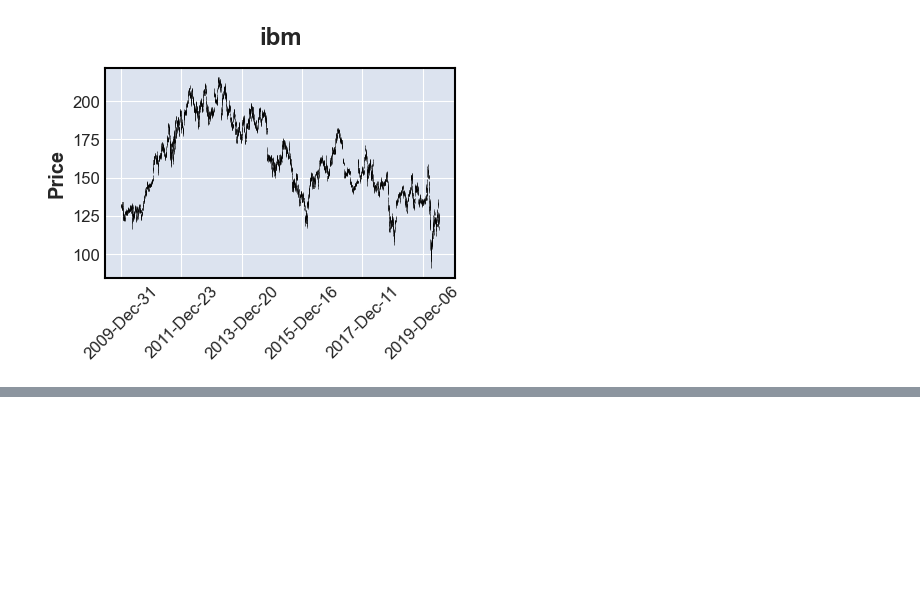
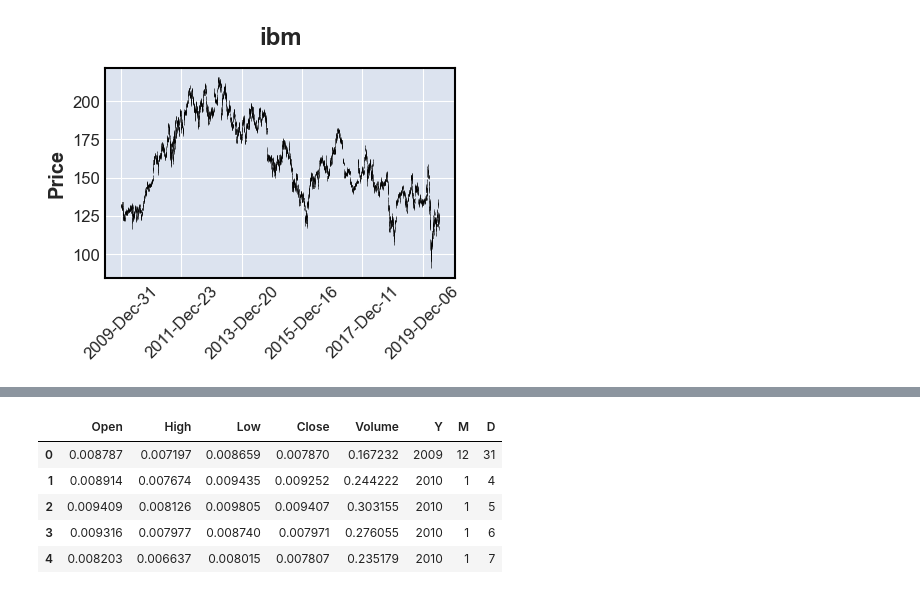
Before and after one commit to arminsalmasi/DNN_regression_yahoo_finance_pipeline, a Jupyter notebook: yahoopipeline_multifeature.ipynb, the cells around one changed output, grey strips where cells are left out. Drawn from its saved outputs; the diff is of its cells as text; code cells hidden in the pictures; blank space fills up the shorter version.

```diff
--- a/yahoopipeline_multifeature.ipynb
+++ b/yahoopipeline_multifeature.ipynb
@@ -53,33 +60,11 @@ for ticker in tickers:
 # %%
+'''plot'''
 lim1=0
 lim2=-1
 means=()
 for ticker in tickers:
     data = pd.read_csv("data\\"+ticker+".csv",index_col=0,parse_dates=True)
-    plot(data,lim1,lim2,means,ticker,frmaesize=(5,3),show_nonetrading=False,show_volume=False)
-## data = pd.read_csv("alldata.csv",index_col=0,parse_dates=True)
-## plot(data,-1*len(data),lim2,(),name="alldata",frmaesize=(10,6),show_nonetrading=False,show_volume=False)
+    plot_stocks(data,lim1,lim2,means,ticker,frmaesize=(5,3),show_nonetrading=False,show_volume=False)
 # %% [output]
 [figure]
 [figure]
-# %%
-'''scale values'''
-scaler = MinMaxScaler()
-dfs_scaled={}
-target={}
-dfs_cp = copy.deepcopy(dfs)
-for ticker in tickers:
-    target[ticker]= dfs_cp[ticker].pop('Adj Close')
-    print(dfs[ticker].keys())
-    print(dfs_cp[ticker].keys())
-
-    dfs_scaled_mat=scaler.fit_transform(dfs_cp[ticker].values)
-    dfs_scaled[ticker] = pd.DataFrame(dfs_scaled_mat, index=dfs_cp[ticker].index, columns=dfs_cp[ticker].columns)
-
-    for key in dfs_scaled[ticker].keys():
-        fig, ax = plt.subplots(1,2, figsize = (5,3))
-        ax[0].plot(dfs_scaled[ticker][key],'*', label = key + '-scaled')
-        ax[1].plot(dfs_cp[ticker][key],'*', label = key+'-org')
-
-        ax[0].legend()
-        ax[1].legend()
@@ -114,3 +71,21 @@ def split_data(df,targ,p_train,p_dev):
+# %%
+'''scale values'''
+target={}
+dfs_sc= copy.deepcopy(dfs)
+for ticker in tickers:
+    for col in dfs[ticker].keys():
+        if col!='D' and col!='Y' and col!='M' and col!='Adj Close':
+            dfs_sc[ticker][col] = MinMaxScaler().fit_transform(dfs_sc[ticker][[col]])
+    #plot_features(dfs[ticker],dfs_sc[ticker])
+    target[ticker]= dfs_sc[ticker].pop('Adj Close')
+dfs_sc['aapl'].head()
+# %% [output]
+|  | Open | High | Low | Close | Volume | Y | M | D |
+| 0 | 0.008787 | 0.007197 | 0.008659 | 0.007870 | 0.167232 | 2009 | 12 | 31 |
+| 1 | 0.008914 | 0.007674 | 0.009435 | 0.009252 | 0.244222 | 2010 | 1 | 4 |
+| 2 | 0.009409 | 0.008126 | 0.009805 | 0.009407 | 0.303155 | 2010 | 1 | 5 |
+| 3 | 0.009316 | 0.007977 | 0.008740 | 0.007971 | 0.276055 | 2010 | 1 | 6 |
+| 4 | 0.008203 | 0.006637 | 0.008015 | 0.007807 | 0.235179 | 2010 | 1 | 7 |
 # %%
 '''slice trainsets'''
 train_sets={}
```
Also changed, not shown: parts of 10 cells of this notebook, 1 other file.
